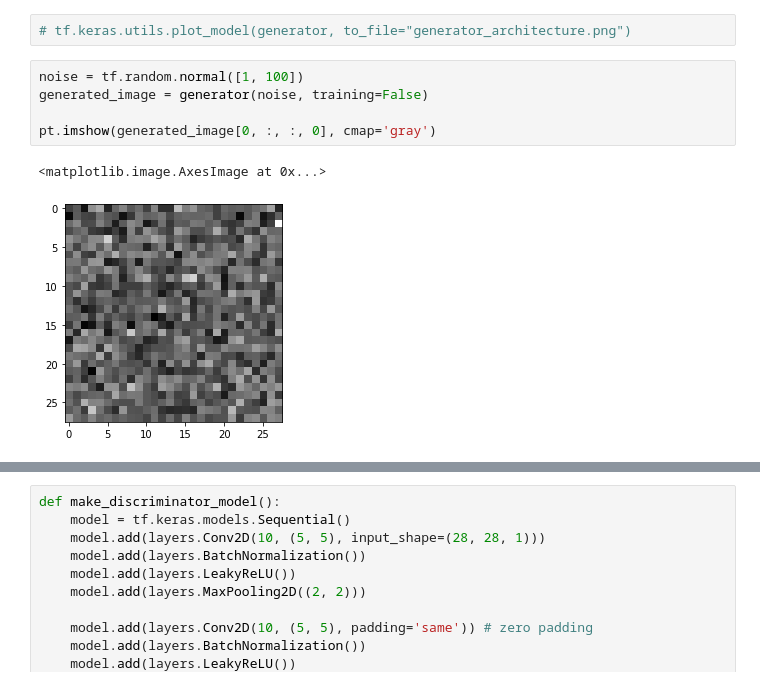
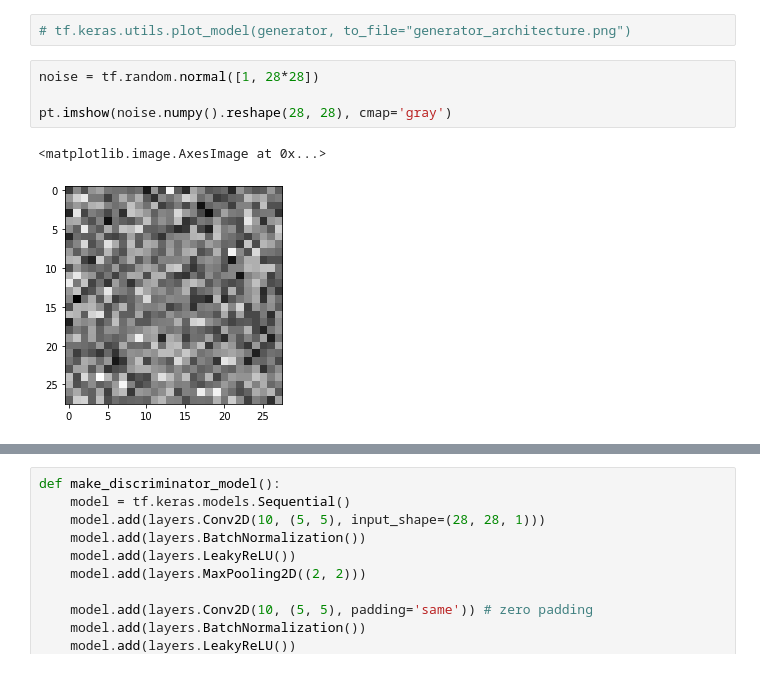
Before and after one commit to mycicle/cpe695, a Jupyter notebook: assignments/final_project/autoencoderGAN.ipynb, the cells around one changed output, grey strips where cells are left out. Drawn from its saved outputs; the diff is of its cells as text.

```diff
--- a/assignments/final_project/autoencoderGAN.ipynb
+++ b/assignments/final_project/autoencoderGAN.ipynb
@@ -120,10 +145,9 @@ generator = make_generator_model()
 # %%
 # tf.keras.utils.plot_model(generator, to_file="generator_architecture.png")
 # %%
-noise = tf.random.normal([1, 100])
-generated_image = generator(noise, training=False)
+noise = tf.random.normal([1, 28*28])
 
-pt.imshow(generated_image[0, :, :, 0], cmap='gray')
+pt.imshow(noise.numpy().reshape(28, 28), cmap='gray')
 # %% [output]
 <matplotlib.image.AxesImage at 0x...>
-[figure, old version]
+[figure, new version]
```
Also changed, not shown: parts of 20 cells of this notebook, 15 other files.
